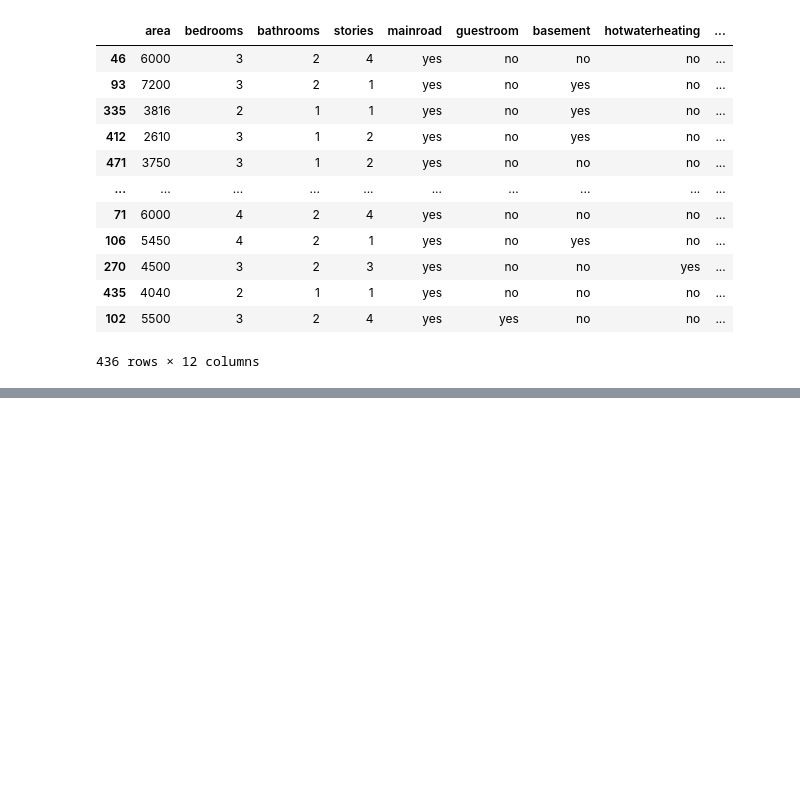
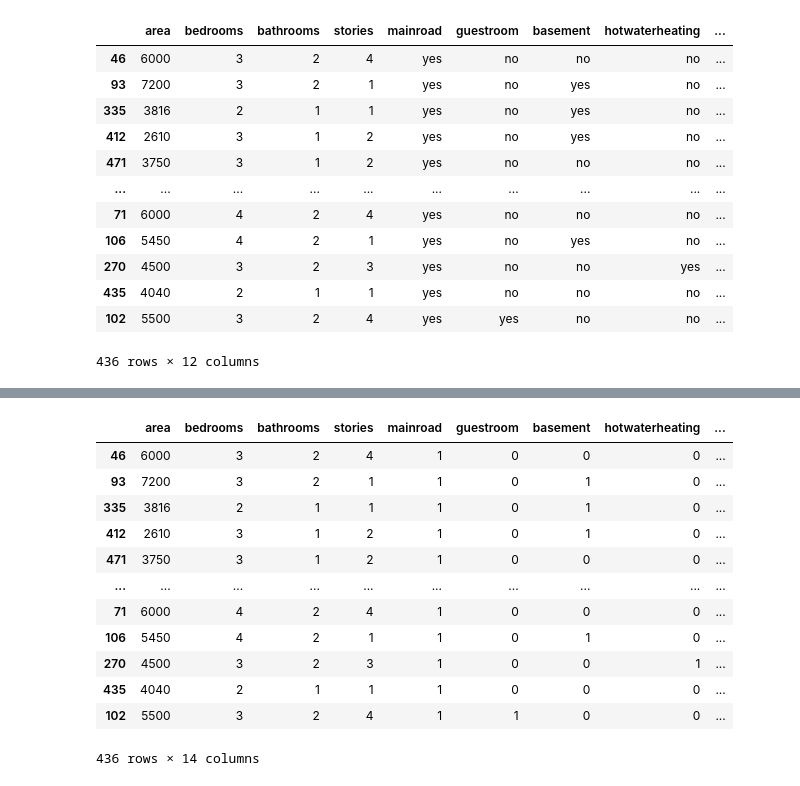
Before and after one commit to ibrahimfadu/Ibrahim, a Jupyter notebook: model_practice/houes_price/pipeline.ipynb, the cells around one changed output, grey strips where cells are left out. Cells and saved outputs as stored; diff of their text form; code cells hidden in the pictures; blank space fills up the shorter version.

```diff
--- a/model_practice/houes_price/pipeline.ipynb
+++ b/model_practice/houes_price/pipeline.ipynb
@@ -167,0 +211,16 @@ x_train
+# %%
+x_train_redy
+# %% [output]
+|  | area | bedrooms | bathrooms | stories | mainroad | guestroom | basement | hotwaterheating | ... |
+| 46 | 6000 | 3 | 2 | 4 | 1 | 0 | 0 | 0 | ... |
+| 93 | 7200 | 3 | 2 | 1 | 1 | 0 | 1 | 0 | ... |
+| 335 | 3816 | 2 | 1 | 1 | 1 | 0 | 1 | 0 | ... |
+| 412 | 2610 | 3 | 1 | 2 | 1 | 0 | 1 | 0 | ... |
+| 471 | 3750 | 3 | 1 | 2 | 1 | 0 | 0 | 0 | ... |
+| ... | ... | ... | ... | ... | ... | ... | ... | ... | ... |
+| 71 | 6000 | 4 | 2 | 4 | 1 | 0 | 0 | 0 | ... |
+| 106 | 5450 | 4 | 2 | 1 | 1 | 0 | 1 | 0 | ... |
+| 270 | 4500 | 3 | 2 | 3 | 1 | 0 | 0 | 1 | ... |
+| 435 | 4040 | 2 | 1 | 1 | 1 | 0 | 0 | 0 | ... |
+| 102 | 5500 | 3 | 2 | 4 | 1 | 1 | 0 | 0 | ... |
+436 rows × 14 columns
```
Also changed, not shown: parts of 13 cells of this notebook, 2 other files.
